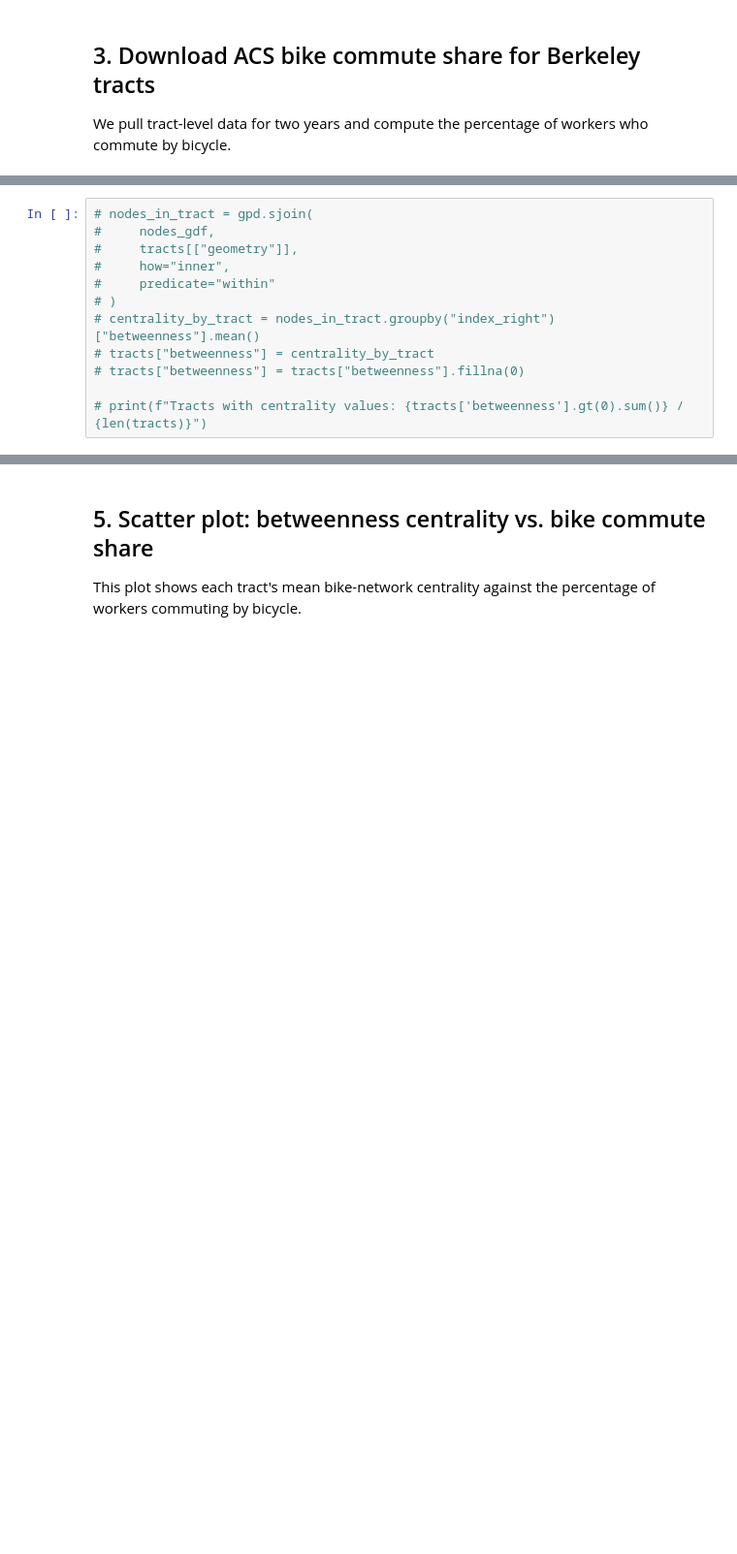
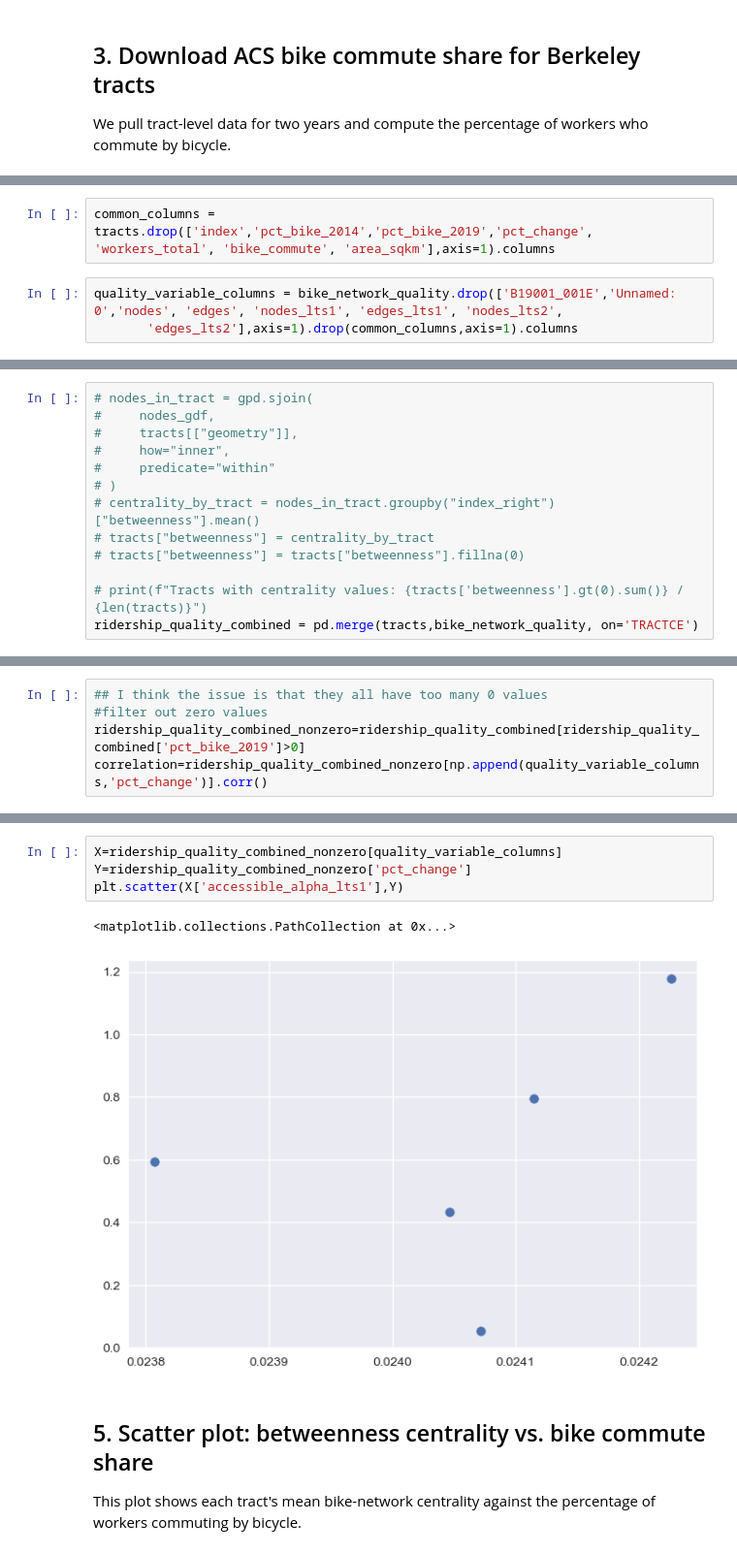
Before and after one commit to mRaffill/low_stress_network_quality, a Jupyter notebook: vis_ridership_pct.ipynb, the cells around one changed output, grey strips where cells are left out. Shown at 97% size. Saved outputs shown, nothing was run; the diff lists cells and outputs as text; blank space fills up the shorter version.

Commit message:
make initial scatter plots/correlation plots - try out scatter plot for one city - still testing out all possible network quality variables

```diff
--- a/vis_ridership_pct.ipynb
+++ b/vis_ridership_pct.ipynb
@@ -92 +109,6 @@ Done!
+# %%
+common_columns = tracts.drop(['index','pct_bike_2014','pct_bike_2019','pct_change', 'workers_total', 'bike_commute', 'area_sqkm'],axis=1).columns
+# %%
+quality_variable_columns = bike_network_quality.drop(['B19001_001E','Unnamed: 0','nodes', 'edges', 'nodes_lts1', 'edges_lts1', 'nodes_lts2',
+       'edges_lts2'],axis=1).drop(common_columns,axis=1).columns
 # %% [markdown]
@@ -103,3 +125,4 @@ Done!
 # tracts["betweenness"] = tracts["betweenness"].fillna(0)
 
 # print(f"Tracts with centrality values: {tracts['betweenness'].gt(0).sum()} / {len(tracts)}")
+ridership_quality_combined = pd.merge(tracts,bike_network_quality, on='TRACTCE')
@@ -105,0 +140,5 @@ Done!
+# %%
+## I think the issue is that they all have too many 0 values
+#filter out zero values
+ridership_quality_combined_nonzero=ridership_quality_combined[ridership_quality_combined['pct_bike_2019']>0]
+correlation=ridership_quality_combined_nonzero[np.append(quality_variable_columns,'pct_change')].corr()
@@ -106,3 +190,10 @@ Done!
+# %%
+X=ridership_quality_combined_nonzero[quality_variable_columns]
+Y=ridership_quality_combined_nonzero['pct_change']
+plt.scatter(X['accessible_alpha_lts1'],Y)
+# %% [output]
+<matplotlib.collections.PathCollection at 0x...>
+[figure, added]
 # %% [markdown]
 ## 5. Scatter plot: betweenness centrality vs. bike commute share
 
```
Also changed, not shown: parts of 19 cells of this notebook.
